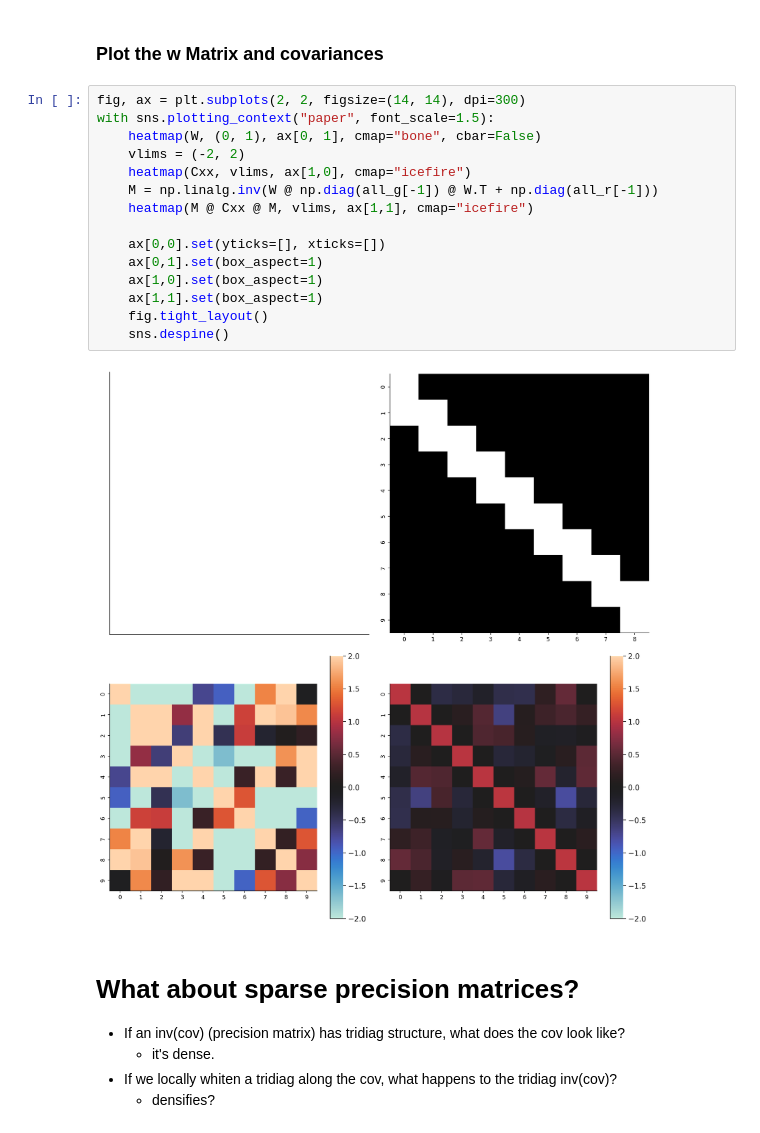
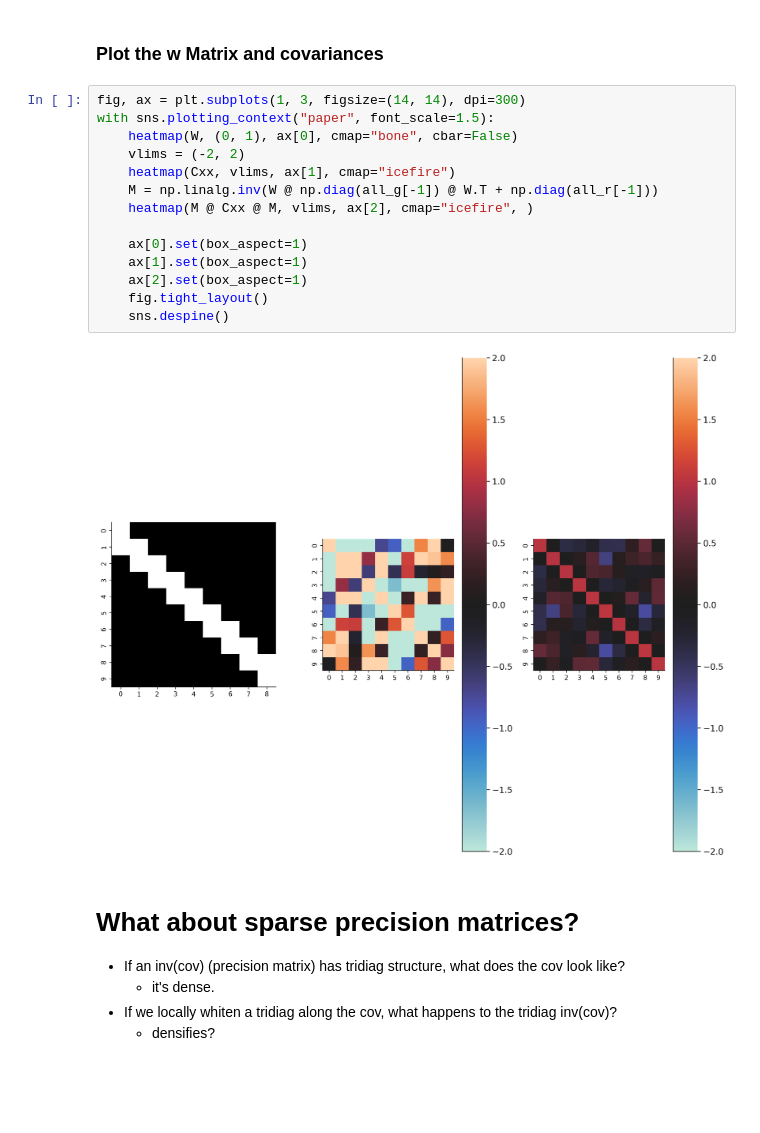
Before and after one commit to lyndond/frame_whitening, a Jupyter notebook: figures/convolutional_v3.ipynb, the cells around one changed output. Drawn from its saved outputs; the diff is of its cells as text; blank space fills up the shorter version.

```diff
--- a/figures/convolutional_v3.ipynb
+++ b/figures/convolutional_v3.ipynb
@@ -192,22 +192,21 @@ with sns.plotting_context("paper", font_scale=1):
 # %% [markdown]
 ### Plot the w Matrix and covariances
 # %%
-fig, ax = plt.subplots(2, 2, figsize=(14, 14), dpi=300)
+fig, ax = plt.subplots(1, 3, figsize=(14, 14), dpi=300)
 with sns.plotting_context("paper", font_scale=1.5):
-    heatmap(W, (0, 1), ax[0, 1], cmap="bone", cbar=False)
+    heatmap(W, (0, 1), ax[0], cmap="bone", cbar=False)
     vlims = (-2, 2)
-    heatmap(Cxx, vlims, ax[1,0], cmap="icefire")
+    heatmap(Cxx, vlims, ax[1], cmap="icefire")
     M = np.linalg.inv(W @ np.diag(all_g[-1]) @ W.T + np.diag(all_r[-1]))
-    heatmap(M @ Cxx @ M, vlims, ax[1,1], cmap="icefire")
+    heatmap(M @ Cxx @ M, vlims, ax[2], cmap="icefire", )
 
-    ax[0,0].set(yticks=[], xticks=[])
-    ax[0,1].set(box_aspect=1)
-    ax[1,0].set(box_aspect=1)
-    ax[1,1].set(box_aspect=1)
+    ax[0].set(box_aspect=1)
+    ax[1].set(box_aspect=1)
+    ax[2].set(box_aspect=1)
     fig.tight_layout()
     sns.despine()
 # %% [output]
-[figure, old version]
+[figure, new version]
 # %% [markdown]
 # What about sparse precision matrices?
 
```
Also changed, not shown: parts of 2 cells of this notebook, 4 other files.
